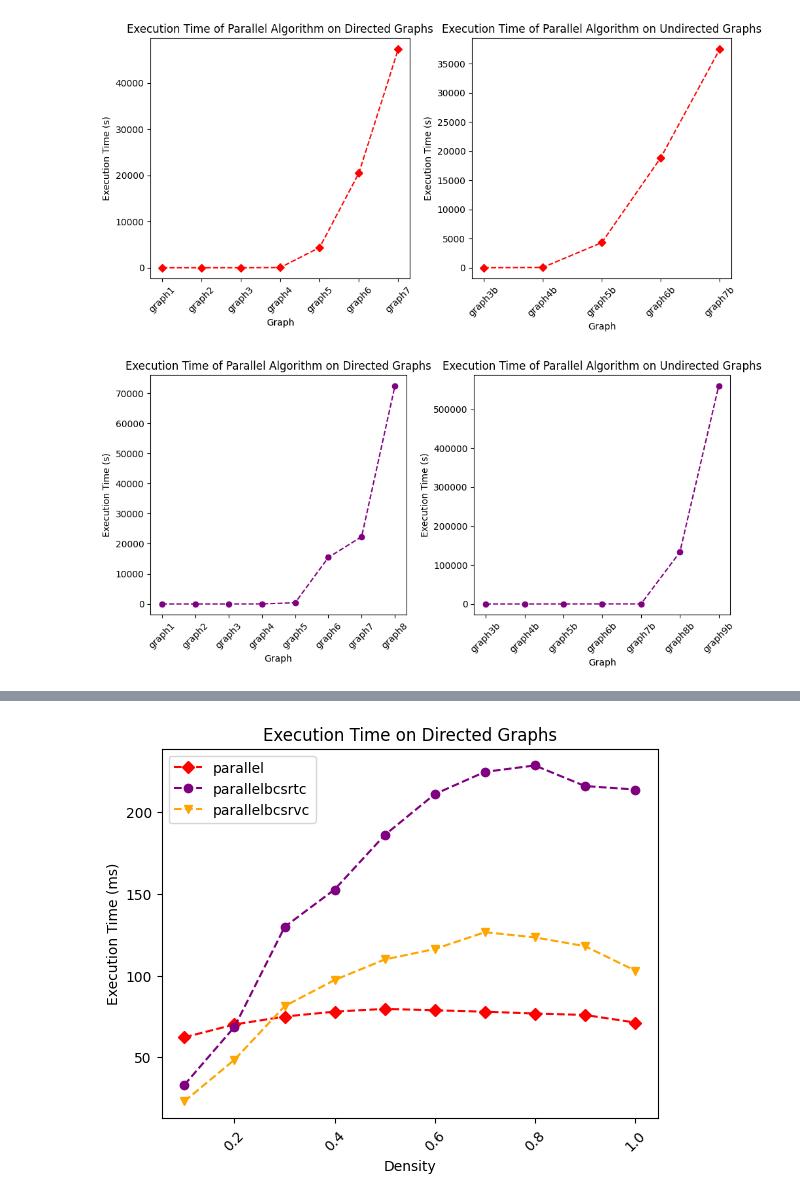
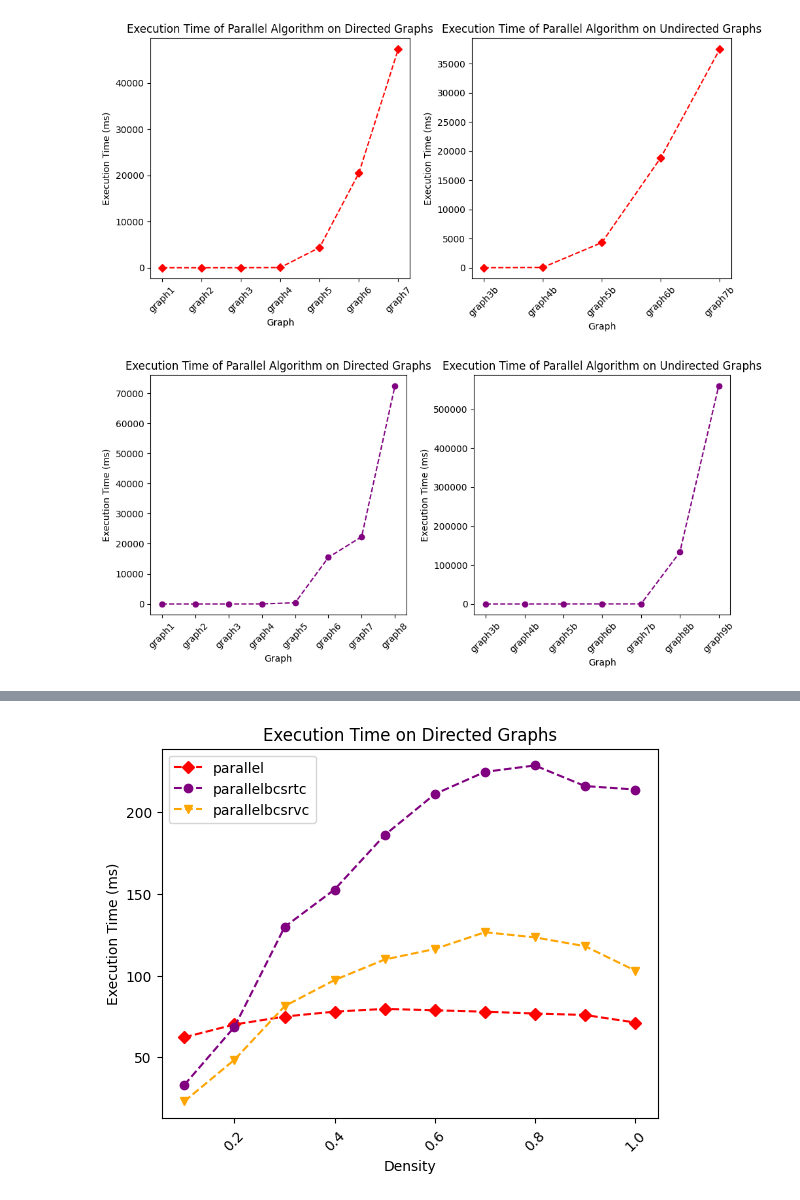
Before and after one commit to Daniele974/GraphCuts_CUDA, a Jupyter notebook: result_analysis_new.ipynb, the cells around one changed output, grey strips where cells are left out. Drawn from its saved outputs; the diff is of its cells as text; code cells hidden in the pictures.

```diff
--- a/result_analysis_new.ipynb
+++ b/result_analysis_new.ipynb
@@ -175,23 +194,23 @@ plt.show()
 # %% [output]
 [figure]
 # %%
-# Plot execution time of parallel algorithm for directed and undirected graphs separately
+# Plot execution time of parallel algorithm for directed and undirected graphs separately (BY GRAPH NAME)
 agg_results_directed = agg_results[(agg_results['algorithm'] == 'parallelbcsrtc') & (~agg_results['graphId'].str.endswith('b'))]
 agg_results_undirected = agg_results[(agg_results['algorithm'] == 'parallelbcsrtc') & (agg_results['graphId'].str.endswith('b'))]
 plt.figure(figsize=(10, 5))
 plt.subplot(1, 2, 1)
 plt.plot(agg_results_directed['graphId'], agg_results_directed['execTime_mean'], label='parallelbcsrtc', linestyle=plot_style['parallelbcsrtc']['linestyle'], color=plot_style['parallelbcsrtc']['color'], marker=plot_style['parallelbcsrtc']['marker'])
 plt.xlabel('Graph')
-plt.ylabel('Execution Time (s)')
+plt.ylabel('Execution Time (ms)')
 plt.title('Execution Time of Parallel Algorithm on Directed Graphs')
 plt.xticks(rotation=45)
 plt.subplot(1, 2, 2)
 plt.plot(agg_results_undirected['graphId'], agg_results_undirected['execTime_mean'], label='parallelbcsrtc', linestyle=plot_style['parallelbcsrtc']['linestyle'], color=plot_style['parallelbcsrtc']['color'], marker=plot_style['parallelbcsrtc']['marker'])
 plt.xlabel('Graph')
-plt.ylabel('Execution Time (s)')
+plt.ylabel('Execution Time (ms)')
 plt.title('Execution Time of Parallel Algorithm on Undirected Graphs')
 plt.xticks(rotation=45)
 plt.tight_layout()
 plt.show()
 # %% [output]
-[figure, old version]
+[figure, new version]
```
Also changed, not shown: parts of 17 cells of this notebook.
